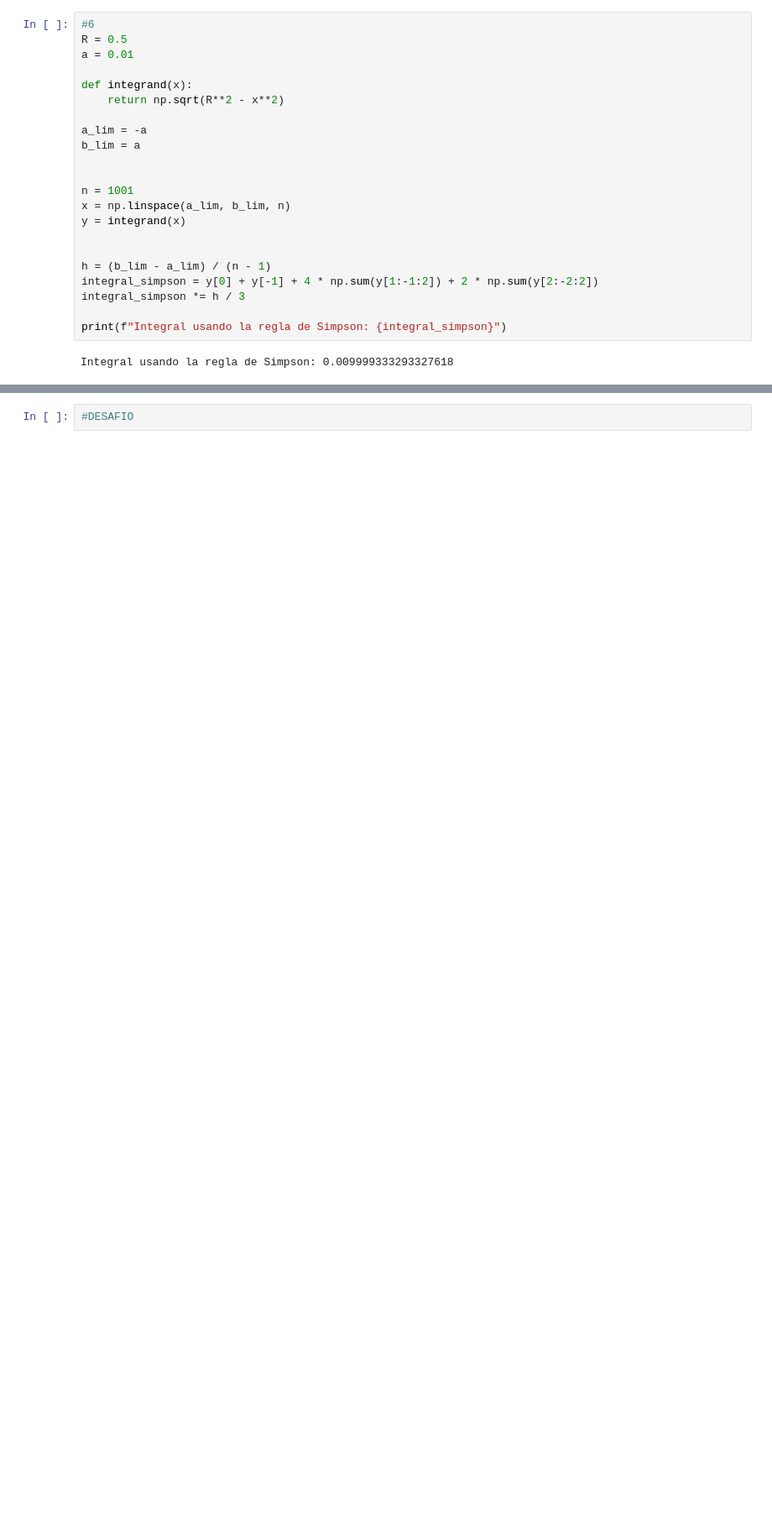
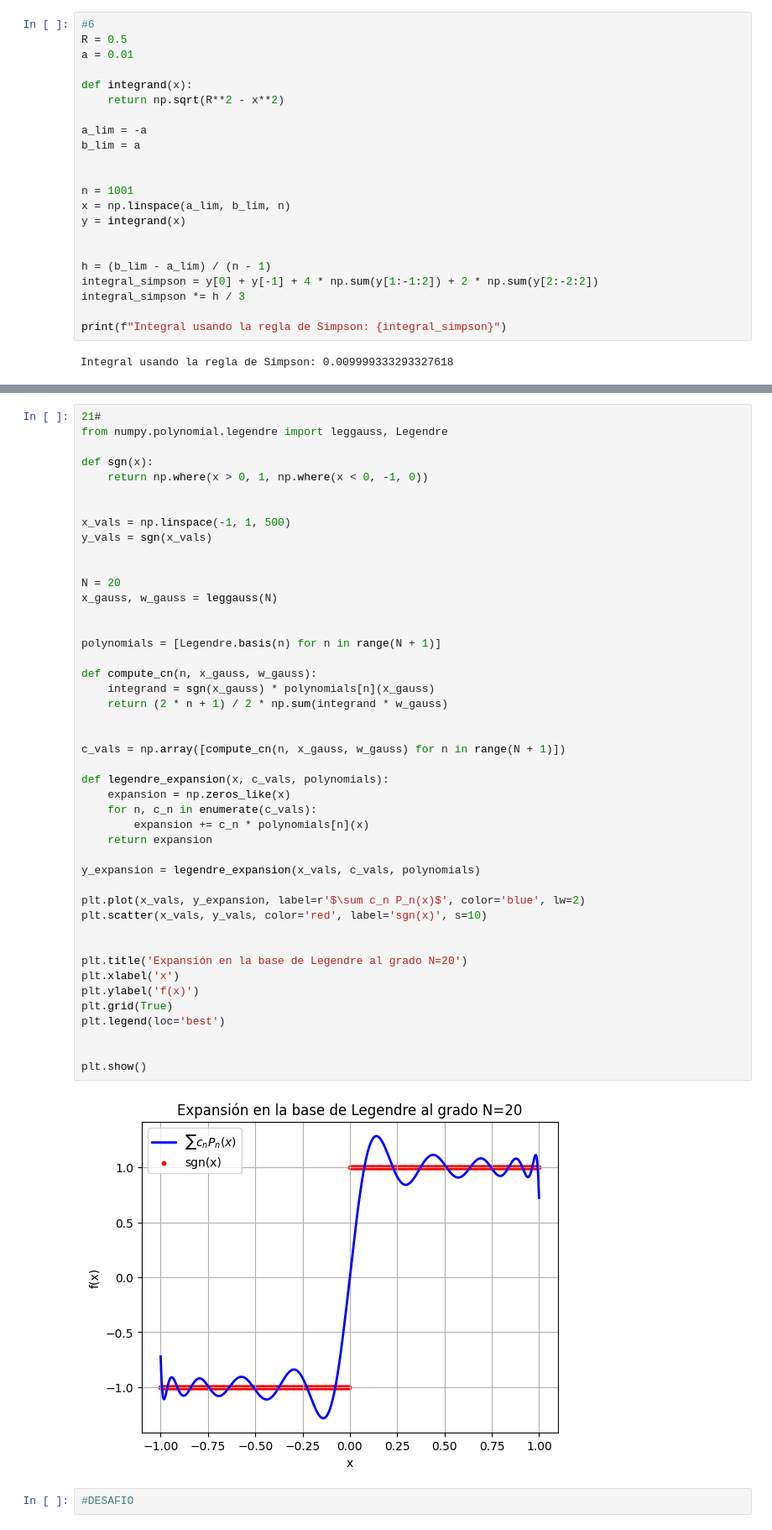
Before and after one commit to GabrielRamirezs/Metodos1_KarenQuevedo_GabrielRamirez, a Jupyter notebook: Tarea_3.ipynb, the cells around one changed output, grey strips where cells are left out. Shown at 84% size. Saved outputs shown, nothing was run; the diff lists cells and outputs as text; blank space fills up the shorter version.

```diff
--- a/Tarea_3.ipynb
+++ b/Tarea_3.ipynb
@@ -349,2 +306,49 @@ graficar_aproximacion(20)
+# %%
+21#
+from numpy.polynomial.legendre import leggauss, Legendre
+
+def sgn(x):
+    return np.where(x > 0, 1, np.where(x < 0, -1, 0))
+
+
+x_vals = np.linspace(-1, 1, 500)
+y_vals = sgn(x_vals)
+
+
+N = 20
+x_gauss, w_gauss = leggauss(N)
+
+
+polynomials = [Legendre.basis(n) for n in range(N + 1)]
+
+def compute_cn(n, x_gauss, w_gauss):
+    integrand = sgn(x_gauss) * polynomials[n](x_gauss)
+    return (2 * n + 1) / 2 * np.sum(integrand * w_gauss)
+
+
+c_vals = np.array([compute_cn(n, x_gauss, w_gauss) for n in range(N + 1)])
+
+def legendre_expansion(x, c_vals, polynomials):
+    expansion = np.zeros_like(x)
+    for n, c_n in enumerate(c_vals):
+        expansion += c_n * polynomials[n](x)
+    return expansion
+
+y_expansion = legendre_expansion(x_vals, c_vals, polynomials)
+
+plt.plot(x_vals, y_expansion, label=r'$\sum c_n P_n(x)$', color='blue', lw=2)
+plt.scatter(x_vals, y_vals, color='red', label='sgn(x)', s=10)
+
+
+plt.title('Expansión en la base de Legendre al grado N=20')
+plt.xlabel('x')
+plt.ylabel('f(x)')
+plt.grid(True)
+plt.legend(loc='best')
+
+
+plt.show()
+# %% [output]
+[figure, added]
 # %%
 #DESAFIO
```
Also changed, not shown: parts of 8 cells of this notebook.
